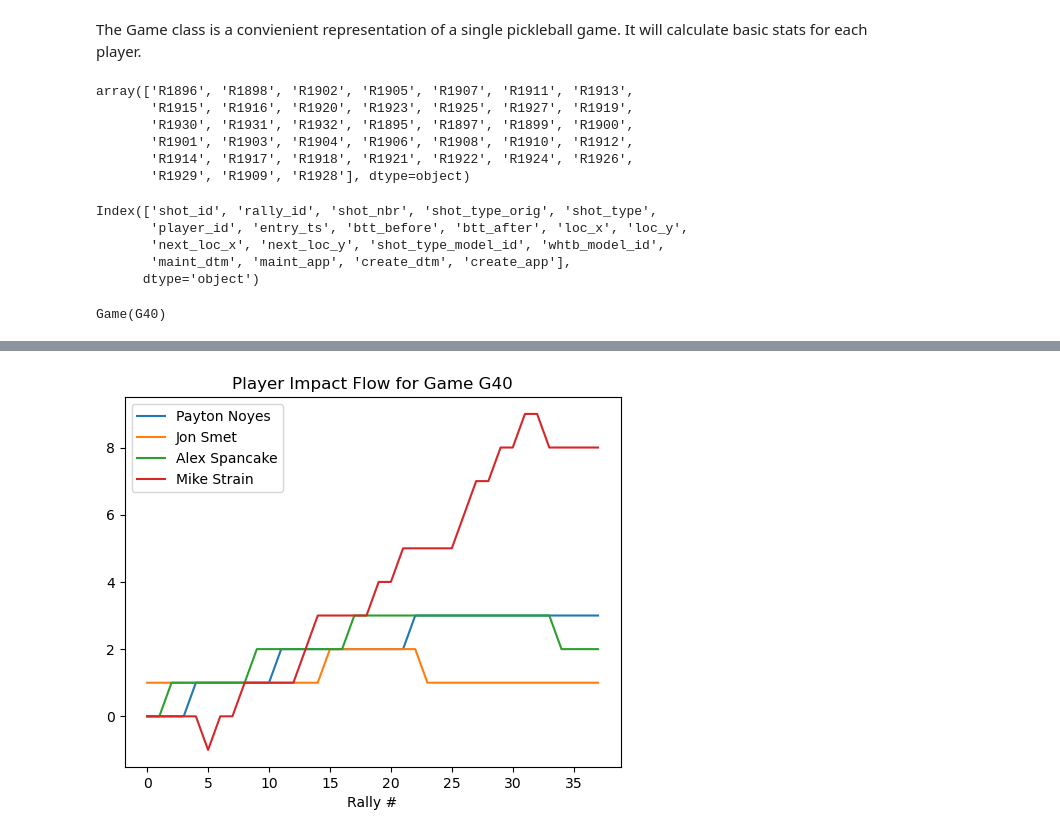
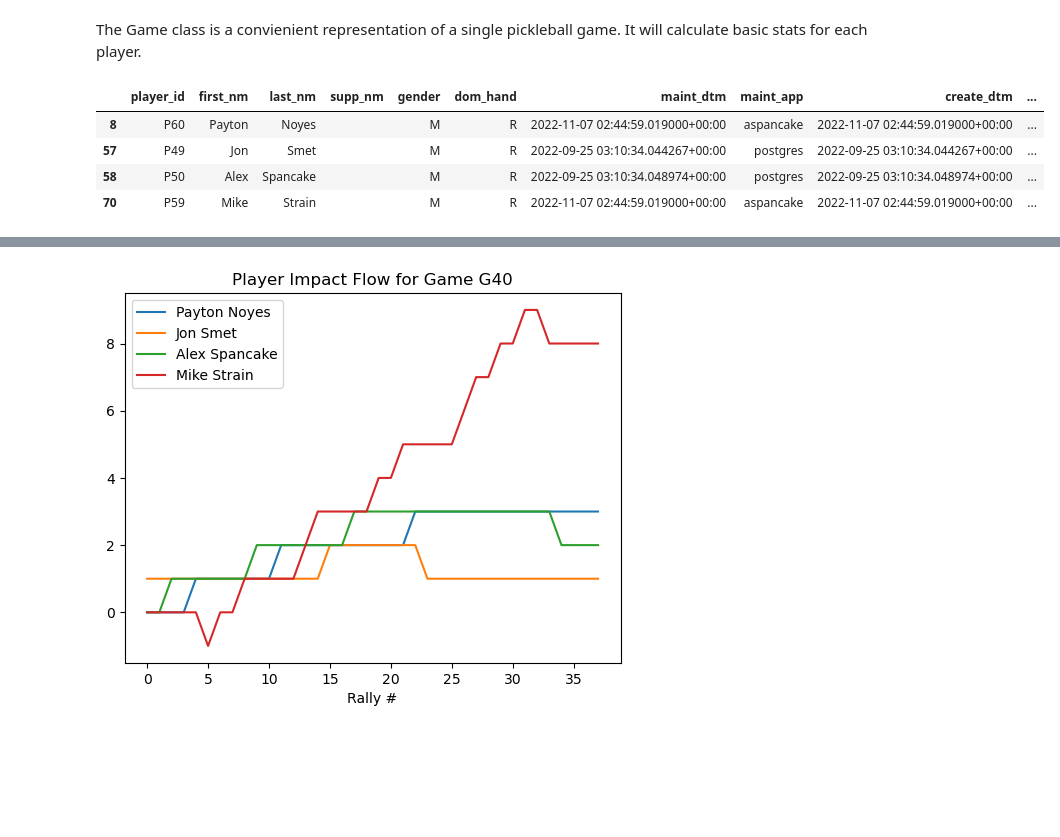
Before and after one commit to NolanSmyth/pklshop, a Jupyter notebook: nbs/04_game.ipynb, the cells around one changed output, grey strips where cells are left out. Saved outputs shown, nothing was run; the diff lists cells and outputs as text; code cells hidden in the pictures; blank space fills up the shorter version.

```diff
--- a/nbs/04_game.ipynb
+++ b/nbs/04_game.ipynb
@@ -33,23 +33,6 @@ shot = get_tab_as_df("shot")
 tournament = get_tab_as_df("tournament")
 # %% [markdown]
 The Game class is a convienient representation of a single pickleball game. It will calculate basic stats for each player.
-# %%
-g.rally.rally_id.values
-# %% [output]
-array(['R1896', 'R1898', 'R1902', 'R1905', 'R1907', 'R1911', 'R1913',
-       'R1915', 'R1916', 'R1920', 'R1923', 'R1925', 'R1927', 'R1919',
-       'R1930', 'R1931', 'R1932', 'R1895', 'R1897', 'R1899', 'R1900',
-       'R1901', 'R1903', 'R1904', 'R1906', 'R1908', 'R1910', 'R1912',
-       'R1914', 'R1917', 'R1918', 'R1921', 'R1922', 'R1924', 'R1926',
-       'R1929', 'R1909', 'R1928'], dtype=object)
-# %%
-shot.columns
-# %% [output]
-Index(['shot_id', 'rally_id', 'shot_nbr', 'shot_type_orig', 'shot_type',
-       'player_id', 'entry_ts', 'btt_before', 'btt_after', 'loc_x', 'loc_y',
-       'next_loc_x', 'next_loc_y', 'shot_type_model_id', 'whtb_model_id',
-       'maint_dtm', 'maint_app', 'create_dtm', 'create_app'],
-      dtype='object')
 # %%
 #| export
 class Game:
@@ -174,9 +157,9 @@ class Game:
             curr_rally = self.rally[self.rally.rally_id == r_id]
             try:
                 penultimate_shot_nbr = max(curr_shots.shot_nbr) - 1 #2nd to last shot number
+                penultimate_shot_p_id = curr_shots[curr_shots.shot_nbr == penultimate_shot_nbr].player_id.values[0] #player ID of penultimate shot
             except:
                 continue
-            penultimate_shot_p_id = curr_shots[curr_shots.shot_nbr == penultimate_shot_nbr].player_id.values[0] #player ID of penultimate shot
             if penultimate_shot_p_id == player_id and curr_rally.ending_type.values[0] == 'Error': #if player hit a ball that resulted in an error by other team
                 errors_forced += 1
 
@@ -184,7 +167,7 @@ class Game:
 
     def player_impact_flow(self, rally_num):
         '''
-        Returns the impact flow for each player up to a given rally number. Defined as winners - unforced errors.
+        Returns the impact flow for each player up to a given rally number. Defined as winners + errors_forced - unforced errors.
         '''
         impact_flow = {}
         for player_id in self.players.player_id.values:
@@ -209,6 +192,10 @@ class Game:
         plt.show()
 # %%
 g = Game('G40')
-g
+g.players
 # %% [output]
-Game(G40)
+|  | player_id | first_nm | last_nm | supp_nm | gender | dom_hand | maint_dtm | maint_app | create_dtm | ... |
+| 8 | P60 | Payton | Noyes |  | M | R | 2022-11-07 02:44:59.019000+00:00 | aspancake | 2022-11-07 02:44:59.019000+00:00 | ... |
+| 57 | P49 | Jon | Smet |  | M | R | 2022-09-25 03:10:34.044267+00:00 | postgres | 2022-09-25 03:10:34.044267+00:00 | ... |
+| 58 | P50 | Alex | Spancake |  | M | R | 2022-09-25 03:10:34.048974+00:00 | postgres | 2022-09-25 03:10:34.048974+00:00 | ... |
+| 70 | P59 | Mike | Strain |  | M | R | 2022-11-07 02:44:59.019000+00:00 | aspancake | 2022-11-07 02:44:59.019000+00:00 | ... |
```
Also changed, not shown: parts of 2 cells of this notebook, 7 other files.
